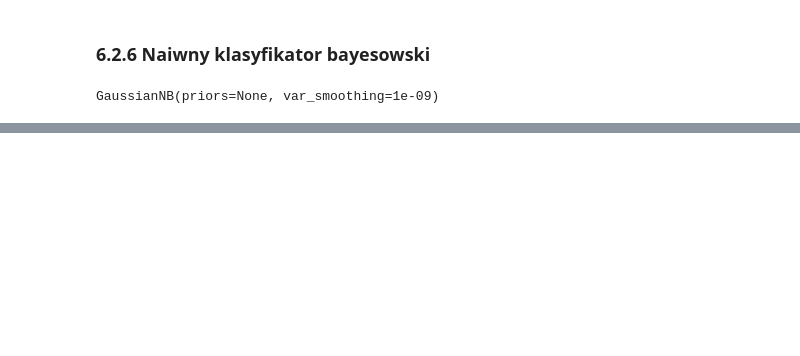
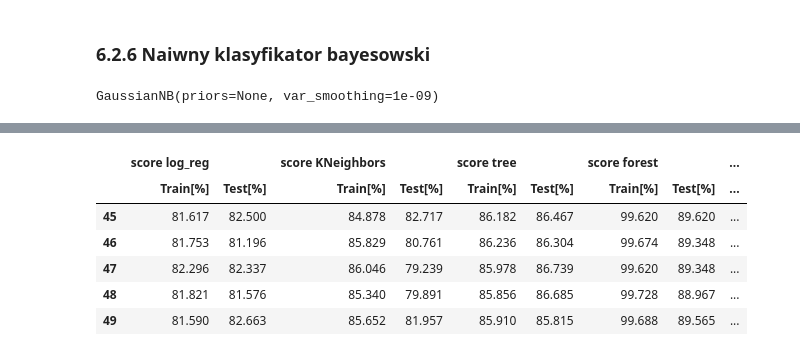
Before and after one commit to ArminD93/KeplerExoplanetSearchResults, a Jupyter notebook: KeplerExoplanetSearchResults.ipynb, the cells around one changed output, grey strips where cells are left out. Saved outputs shown, nothing was run; the diff lists cells and outputs as text; code cells hidden in the pictures; blank space fills up the shorter version.

```diff
--- a/KeplerExoplanetSearchResults.ipynb
+++ b/KeplerExoplanetSearchResults.ipynb
@@ -593,0 +620,84 @@ GaussianNB_model.score(X_test, y_test)
+# %%
+metric_cols =[
+              ('score log_reg',    'Train[%]'), ('score log_reg',    'Test[%]'),
+              ('score KNeighbors', 'Train[%]'), ('score KNeighbors', 'Test[%]'),
+              ('score tree',       'Train[%]'), ('score tree',       'Test[%]'),
+              ('score forest',     'Train[%]'), ('score forest',     'Test[%]'),
+              ('score SVC',        'Train[%]'), ('score SVC',        'Test[%]'),
+              ('score GaussianNB', 'Train[%]'), ('score GaussianNB', 'Test[%]')
+             ]
+
+metrics_df = pd.DataFrame(columns=metric_cols )
+metrics_df.columns = pd.MultiIndex.from_tuples(metrics_df.columns)
+
+index = 0
+
+for i in range(50):
+  # podzielimy dane na zbiory uczące i testowe:
+  X_train, X_test, y_train, y_test = train_test_split(X, y, test_size=0.2)
+
+  # Skalowanie cech
+  scaler = StandardScaler()
+  scaler.fit(X_train)
+
+  X_train = scaler.transform(X_train)
+  X_test  = scaler.transform(X_test)
+
+  # Testowanie modeli
+  log_reg = LogisticRegression(max_iter=1000)
+  log_reg.fit(X_train, y_train)
+
+  KNeighbors_classifier = KNeighborsClassifier(n_neighbors=8)
+  KNeighbors_classifier.fit(X_train, y_train)
+
+  tree_classifier = DecisionTreeClassifier(max_depth=4, random_state=42)
+  tree_classifier.fit(X_train, y_train)
+
+  forest_classifier = RandomForestClassifier(n_estimators=15, random_state=42)
+  forest_classifier.fit(X_train, y_train)
+
+  svc_classifier = SVC(C=1.0, kernel='rbf')
+  svc_classifier.fit(X_train, y_train)
+
+  GaussianNB_model = GaussianNB()
+  GaussianNB_model.fit(X_train, y_train)
+
+  # ---------------------------------------------------------------------------
+  score_log_reg_train    = round(log_reg.score(X_train, y_train)*100, 3)
+  score_log_reg_test     = round(log_reg.score(X_test, y_test)*100, 3)
+
+  score_KNeighbors_train = round(KNeighbors_classifier.score(X_train, y_train)*100, 3)
+  score_KNeighbors_test  = round(KNeighbors_classifier.score(X_test, y_test)*100, 3)
+
+  score_tree_train       = round(tree_classifier.score(X_train, y_train)*100, 3)
+  score_tree_test        = round(tree_classifier.score(X_test, y_test)*100, 3)
+
+  score_forest_train     = round(forest_classifier.score(X_train, y_train)*100, 3)
+  score_forest_test      = round(forest_classifier.score(X_test, y_test)*100, 3)
+
+  score_svc_train        = round(svc_classifier.score(X_train, y_train)*100, 3)
+  score_svc_test         = round(svc_classifier.score(X_test, y_test)*100, 3)
+
+  score_GaussianNB_train = round(GaussianNB_model.score(X_train, y_train)*100, 3)
+  score_GaussianNB_test  = round(GaussianNB_model.score(X_test, y_test)*100, 3)
+  # -----------------------------------------------------------------------------
+  metrics_df.loc[index] = [
+                           score_log_reg_train, score_log_reg_test,
+                           score_KNeighbors_train, score_KNeighbors_test,
+                           score_tree_train, score_tree_test,
+                           score_forest_train, score_forest_test,
+                           score_svc_train, score_svc_test,
+                           score_GaussianNB_train, score_GaussianNB_test
+                          ]
+
+  index +=1
+
+metrics_df.tail()
+# %% [output]
+|  | score log_reg |  | score KNeighbors |  | score tree |  | score forest |  | ... |
+|  | Train[%] | Test[%] | Train[%] | Test[%] | Train[%] | Test[%] | Train[%] | Test[%] | ... |
+| 45 | 81.617 | 82.500 | 84.878 | 82.717 | 86.182 | 86.467 | 99.620 | 89.620 | ... |
+| 46 | 81.753 | 81.196 | 85.829 | 80.761 | 86.236 | 86.304 | 99.674 | 89.348 | ... |
+| 47 | 82.296 | 82.337 | 86.046 | 79.239 | 85.978 | 86.739 | 99.620 | 89.348 | ... |
+| 48 | 81.821 | 81.576 | 85.340 | 79.891 | 85.856 | 86.685 | 99.728 | 88.967 | ... |
+| 49 | 81.590 | 82.663 | 85.652 | 81.957 | 85.910 | 85.815 | 99.688 | 89.565 | ... |
```
Also changed, not shown: parts of 23 cells of this notebook.
